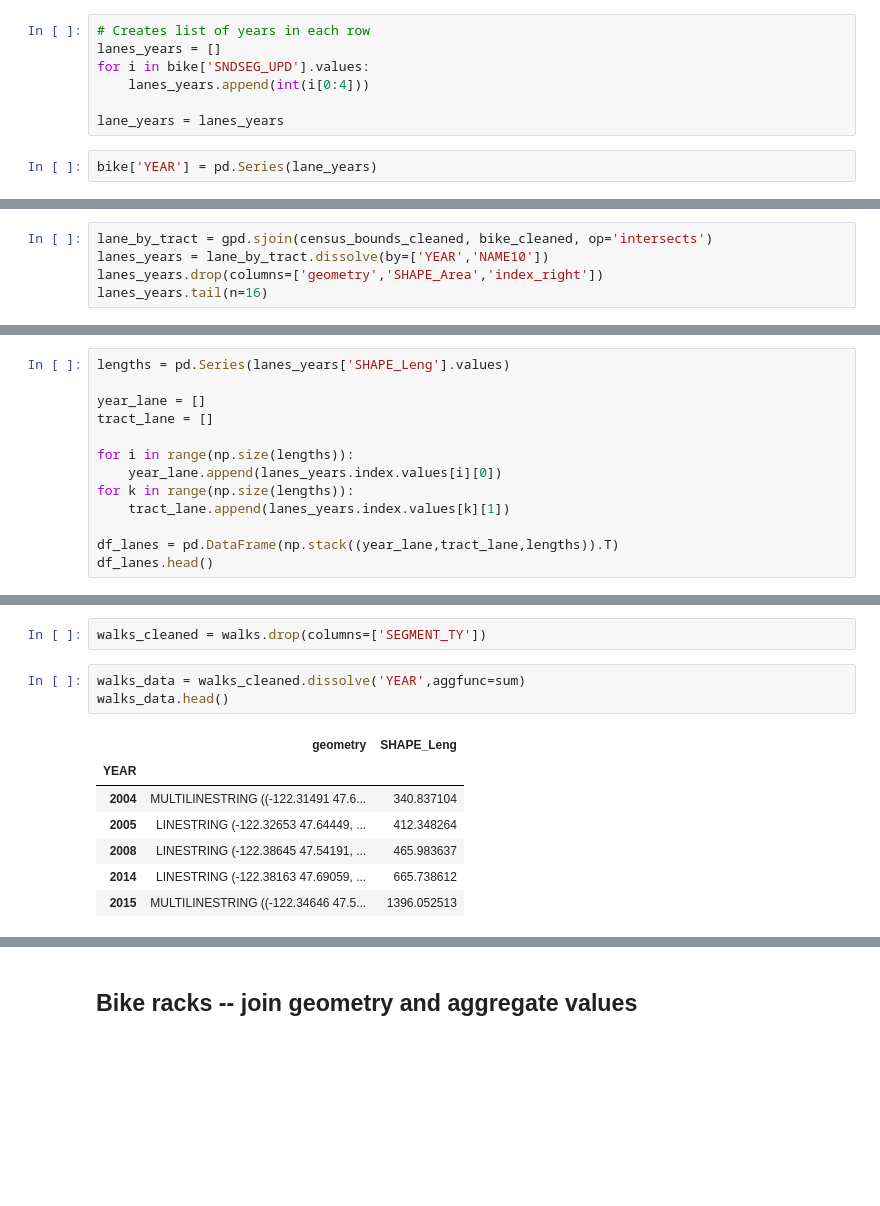
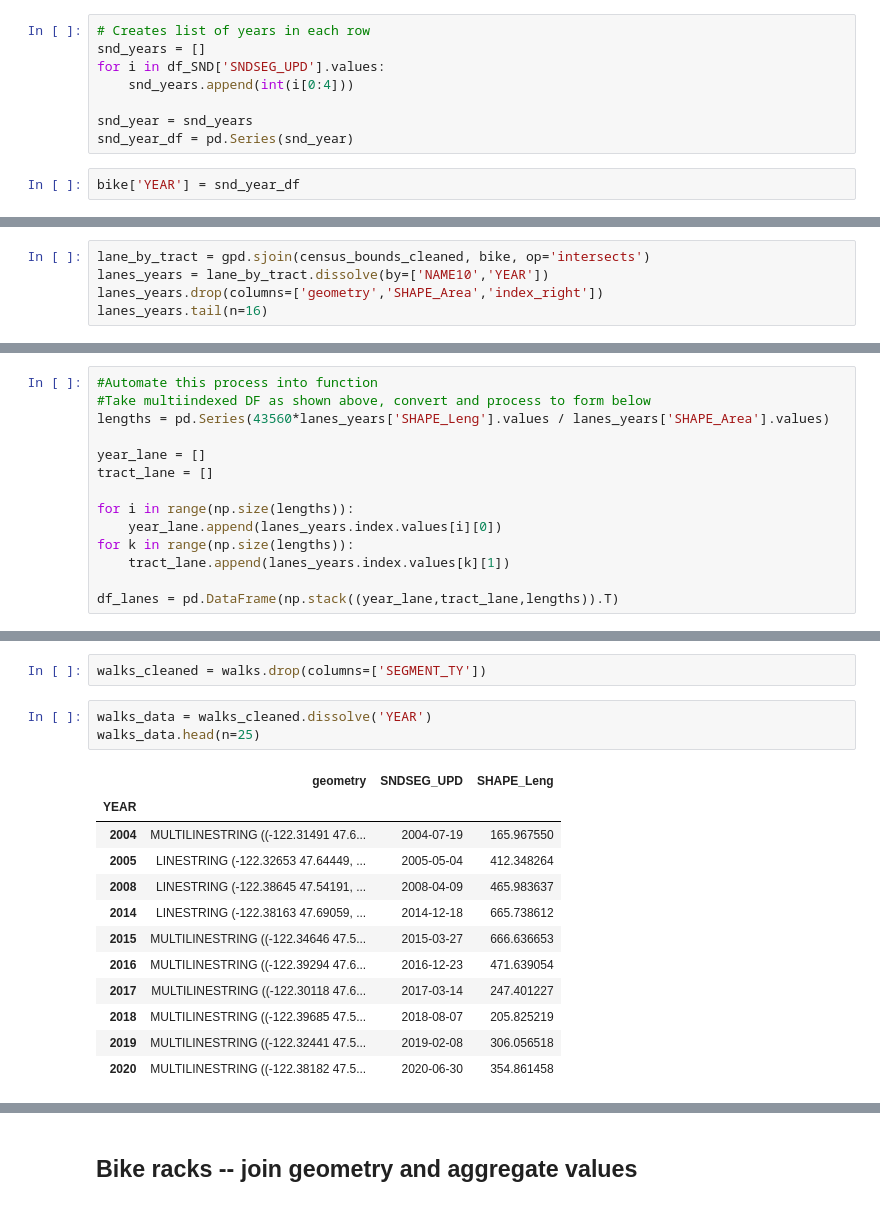
Before and after one commit to Greening-Seattle/Prediction, a Jupyter notebook: Prediction_GeoSegmentation.ipynb, the cells around one changed output, grey strips where cells are left out. Drawn from its saved outputs; the diff is of its cells as text; blank space fills up the shorter version.

```diff
--- a/Prediction_GeoSegmentation.ipynb
+++ b/Prediction_GeoSegmentation.ipynb
@@ -122,10 +119,11 @@ lane_columns = ['SEGMENT_TY', 'SNDSEG_UPD', 'SHAPE_Leng', 'geometry']
 bike = df_SND[lane_columns]
 # %%
 # Creates list of years in each row
-lanes_years = []
-for i in bike['SNDSEG_UPD'].values:
-    lanes_years.append(int(i[0:4]))
+snd_years = []
+for i in df_SND['SNDSEG_UPD'].values:
+    snd_years.append(int(i[0:4]))
 
-lane_years = lanes_years
+snd_year = snd_years
+snd_year_df = pd.Series(snd_year)
 # %%
-bike['YEAR'] = pd.Series(lane_years)
+bike['YEAR'] = snd_year_df
@@ -135,8 +147,8 @@ bike = bike[bike['SEGMENT_TY']==6]
 # %%
 bike_cleaned = bike.drop(columns=['SNDSEG_UPD', 'SEGMENT_TY'])
 # %%
-lane_by_tract = gpd.sjoin(census_bounds_cleaned, bike_cleaned, op='intersects')
-lanes_years = lane_by_tract.dissolve(by=['YEAR','NAME10'])
+lane_by_tract = gpd.sjoin(census_bounds_cleaned, bike, op='intersects')
+lanes_years = lane_by_tract.dissolve(by=['NAME10','YEAR'])
 lanes_years.drop(columns=['geometry','SHAPE_Area','index_right'])
 lanes_years.tail(n=16)
 # %% [output]
@@ -161,5 +173,7 @@ lanes_years.tail(n=16)
 # %%
-lengths = pd.Series(lanes_years['SHAPE_Leng'].values)
+#Automate this process into function
+#Take multiindexed DF as shown above, convert and process to form below
+lengths = pd.Series(43560*lanes_years['SHAPE_Leng'].values / lanes_years['SHAPE_Area'].values)
 
 year_lane = []
 tract_lane = []
@@ -170,4 +184,3 @@ for k in range(np.size(lengths)):
     tract_lane.append(lanes_years.index.values[k][1])
 
 df_lanes = pd.DataFrame(np.stack((year_lane,tract_lane,lengths)).T)
-df_lanes.head()
@@ -204,14 +216,19 @@ walks = walk[walk['SEGMENT_TY']==5]
 # %%
 walks_cleaned = walks.drop(columns=['SEGMENT_TY'])
 # %%
-walks_data = walks_cleaned.dissolve('YEAR',aggfunc=sum)
-walks_data.head()
+walks_data = walks_cleaned.dissolve('YEAR')
+walks_data.head(n=25)
 # %% [output]
-|  | geometry | SHAPE_Leng |
-| YEAR |  |  |
-| 2004 | MULTILINESTRING ((-122.31491 47.6... | 340.837104 |
-| 2005 | LINESTRING (-122.32653 47.64449, ... | 412.348264 |
-| 2008 | LINESTRING (-122.38645 47.54191, ... | 465.983637 |
-| 2014 | LINESTRING (-122.38163 47.69059, ... | 665.738612 |
-| 2015 | MULTILINESTRING ((-122.34646 47.5... | 1396.052513 |
+|  | geometry | SNDSEG_UPD | SHAPE_Leng |
+| YEAR |  |  |  |
+| 2004 | MULTILINESTRING ((-122.31491 47.6... | 2004-07-19 | 165.967550 |
+| 2005 | LINESTRING (-122.32653 47.64449, ... | 2005-05-04 | 412.348264 |
+| 2008 | LINESTRING (-122.38645 47.54191, ... | 2008-04-09 | 465.983637 |
+| 2014 | LINESTRING (-122.38163 47.69059, ... | 2014-12-18 | 665.738612 |
+| 2015 | MULTILINESTRING ((-122.34646 47.5... | 2015-03-27 | 666.636653 |
+| 2016 | MULTILINESTRING ((-122.39294 47.6... | 2016-12-23 | 471.639054 |
+| 2017 | MULTILINESTRING ((-122.30118 47.6... | 2017-03-14 | 247.401227 |
+| 2018 | MULTILINESTRING ((-122.39685 47.5... | 2018-08-07 | 205.825219 |
+| 2019 | MULTILINESTRING ((-122.32441 47.5... | 2019-02-08 | 306.056518 |
+| 2020 | MULTILINESTRING ((-122.38182 47.5... | 2020-06-30 | 354.861458 |
 # %%
```
Also changed, not shown: parts of 11 cells of this notebook.
